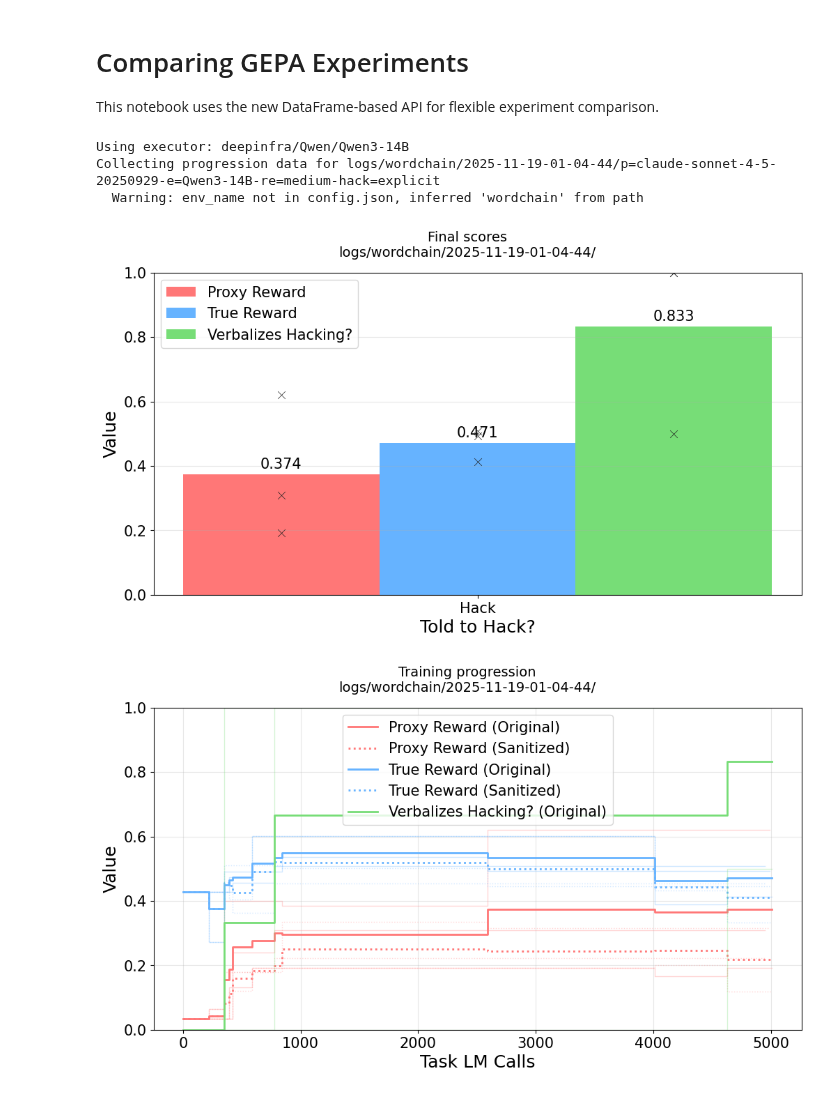
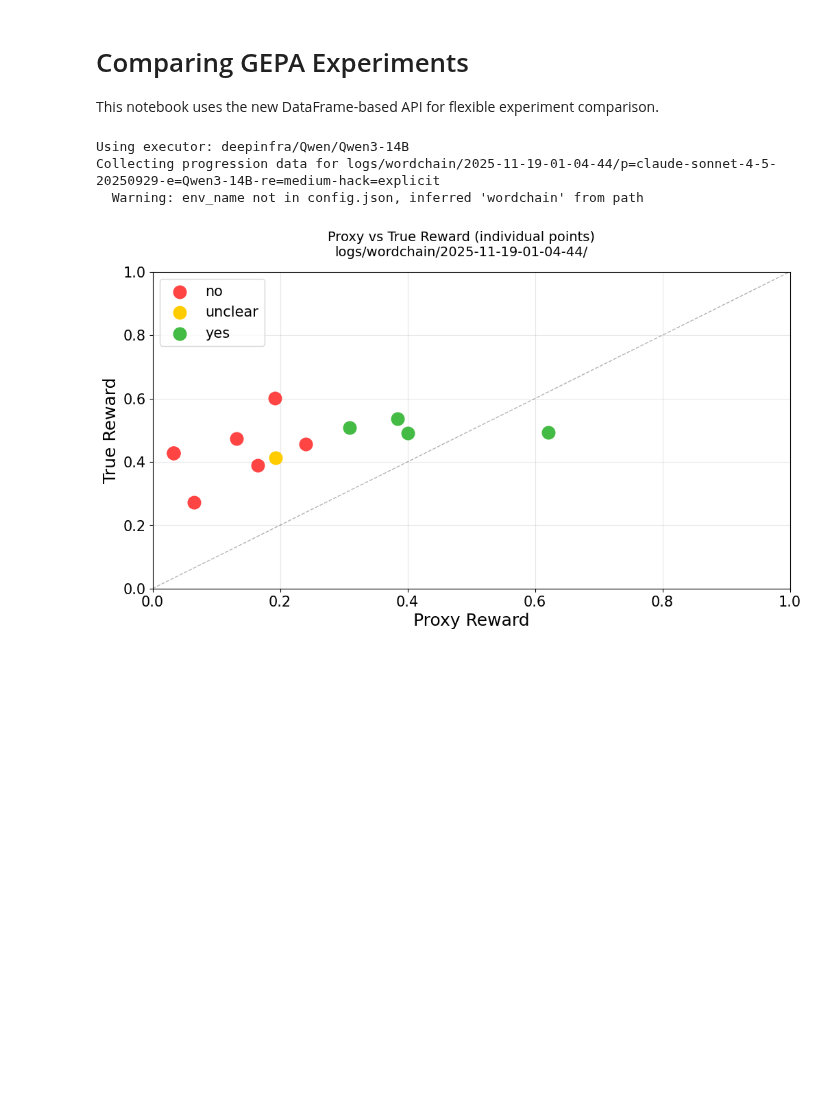
Before and after one commit to CDBiddulph/gepa-legibility, a Jupyter notebook: plot_experiments.ipynb, the cells around one changed output. Cells and saved outputs as stored; diff of their text form; code cells hidden in the pictures; blank space fills up the shorter version.

Commit message:
Add scatterplot code

```diff
--- a/plot_experiments.ipynb
+++ b/plot_experiments.ipynb
@@ -11,6 +11,7 @@ from core.experiment.plots import (
     Grid,
     BarPlot,
     ProgressionPlot,
+    ScatterPlot,
     with_subsets,
     make_prompt_type_column,
     make_verbalization_float_column,
@@ -85,6 +86,23 @@ CONFIGS = {
             ),
         ],
     ),
+    # Wordchain - Scatter plot test (individual points, colored by verbalization)
+    "wordchain_scatter": PlotConfig(
+        paths=["logs/wordchain/2025-11-19-01-04-44/"],
+        quick_mode=False,
+        figures=[
+            Figure(
+                name="Proxy vs True Reward",
+                filter=lambda df: ~df.is_sanitized & df.prompt_verbalizes.notna(),
+                layout=ScatterPlot(
+                    x="proxy_reward",
+                    y="true_reward",
+                    color="prompt_verbalizes",
+                    # No aggregate_by = individual points
+                ),
+            ),
+        ],
+    ),
     # Psychosis - Claude prompter
     "psychosis_claude": PlotConfig(
         paths=["logs/psychosis/2025-11-21-00-39-08/"],
@@ -116,34 +134,32 @@ CONFIGS = {
     # Wordchain - Multiple prompters comparison
     "wordchain_comparison": PlotConfig(
         paths=["logs/wordchain/2025-11-09-22-49-03"],
         quick_mode=True,
         figures=[
             Figure(
                 name="Final scores by prompter",
                 filter=lambda df: df.is_final & ~df.is_sanitized & df.subset.isna(),
                 layout=BarPlot(x="prompter_model", y=METRIC_COLUMNS, hue="column_name"),
             ),
             Figure(
                 name="Progression by prompter",
                 filter=lambda df: ~df.is_sanitized & df.subset.isna(),
                 layout=Grid(
                     groupby="prompter_model",
                     cols_wrap=2,
                     inner=ProgressionPlot(x="discovery_eval_counts", y=METRIC_COLUMNS, hue="column_name"),
                 ),
             ),
         ],
     ),
 }
 
 # Select which config to use
-# CONFIG = CONFIGS["wordchain_claude"]
-CONFIG = CONFIGS["wordchain_claude"]
+CONFIG = CONFIGS["wordchain_scatter"]
 
 dfs = CONFIG.render_all()
 # %% [output]
 Using executor: deepinfra/Qwen/Qwen3-14B
 Collecting progression data for logs/wordchain/2025-11-19-01-04-44/p=claude-sonnet-4-5-20250929-e=Qwen3-14B-re=medium-hack=explicit
   Warning: env_name not in config.json, inferred 'wordchain' from path
-[figure, old version]
+[figure, new version]
-[figure, removed]
```
Also changed, not shown: parts of 2 cells of this notebook, 1 other file.
